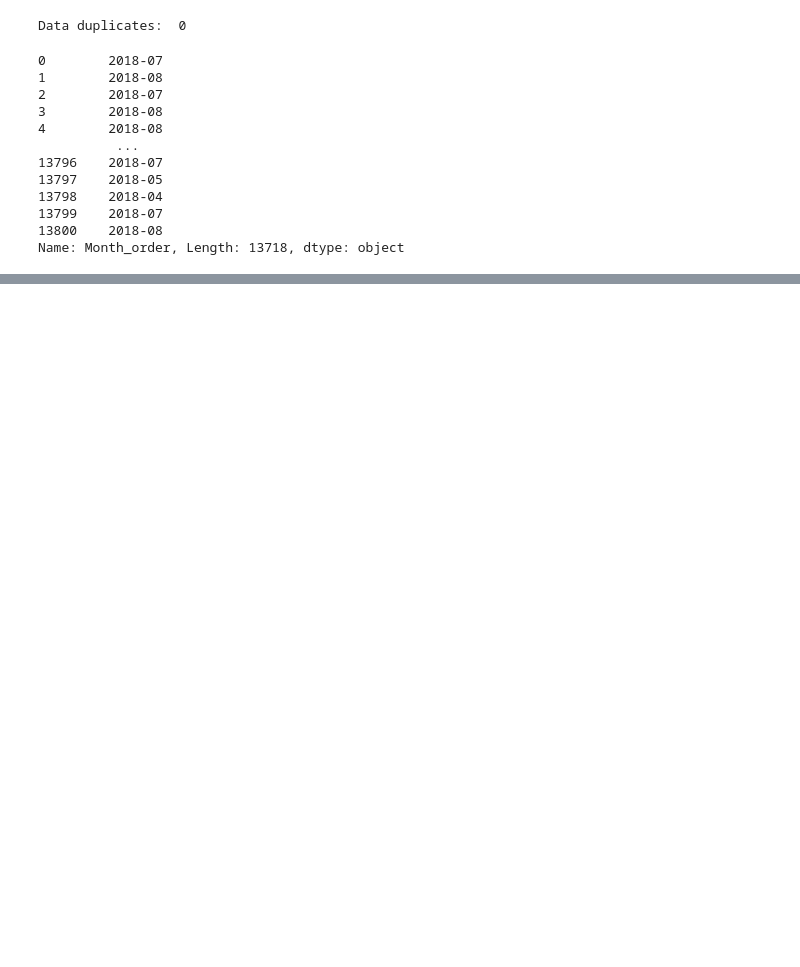
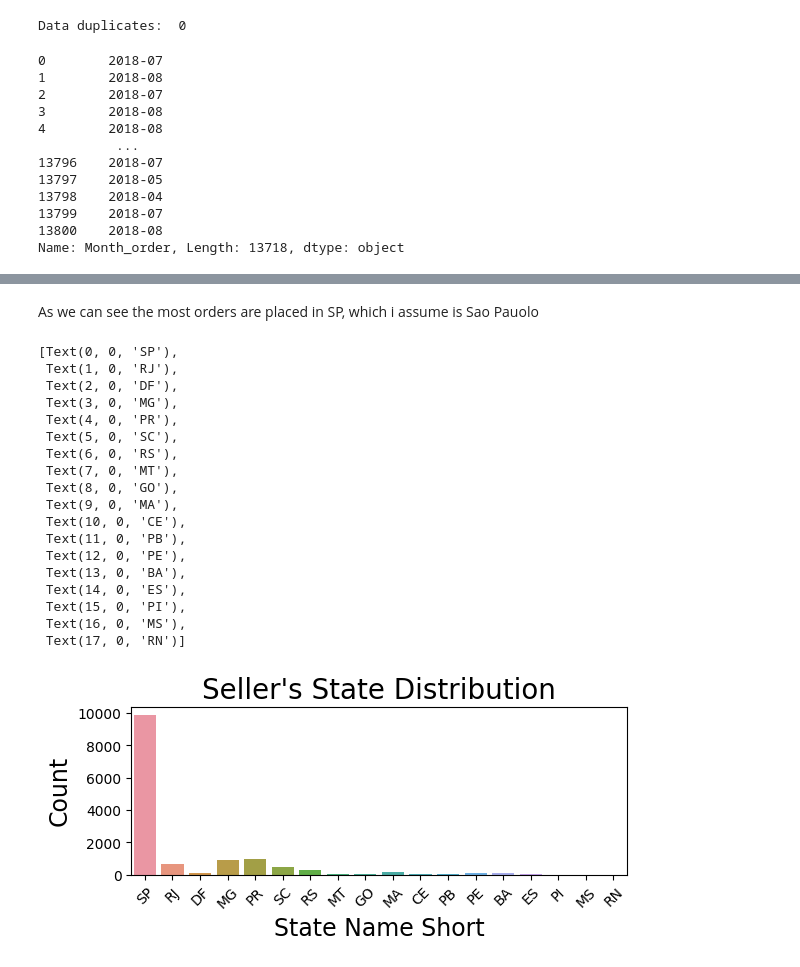
Before and after one commit to MatteoFerraresi/267161, a Jupyter notebook: main.ipynb, the cells around one changed output, grey strips where cells are left out. Drawn from its saved outputs; the diff is of its cells as text; code cells hidden in the pictures; blank space fills up the shorter version.

```diff
--- a/main.ipynb
+++ b/main.ipynb
@@ -178,0 +211,29 @@ Name: Month_order, Length: 13718, dtype: object
+# %% [markdown]
+As we can see the most orders are placed in SP, which i assume is Sao Pauolo
+# %%
+plt.subplot(212)
+g = sns.countplot(x='seller_state', data=cs_df, orient='h')
+g.set_title("Seller's State Distribution", fontsize=20)
+g.set_xlabel("State Name Short", fontsize=17)
+g.set_ylabel("Count", fontsize=17)
+g.set_xticklabels(g.get_xticklabels(),rotation=45)
+# %% [output]
+[Text(0, 0, 'SP'),
+ Text(1, 0, 'RJ'),
+ Text(2, 0, 'DF'),
+ Text(3, 0, 'MG'),
+ Text(4, 0, 'PR'),
+ Text(5, 0, 'SC'),
+ Text(6, 0, 'RS'),
+ Text(7, 0, 'MT'),
+ Text(8, 0, 'GO'),
+ Text(9, 0, 'MA'),
+ Text(10, 0, 'CE'),
+ Text(11, 0, 'PB'),
+ Text(12, 0, 'PE'),
+ Text(13, 0, 'BA'),
+ Text(14, 0, 'ES'),
+ Text(15, 0, 'PI'),
+ Text(16, 0, 'MS'),
+ Text(17, 0, 'RN')]
+[figure, added]
```
Also changed, not shown: parts of 25 cells of this notebook.
